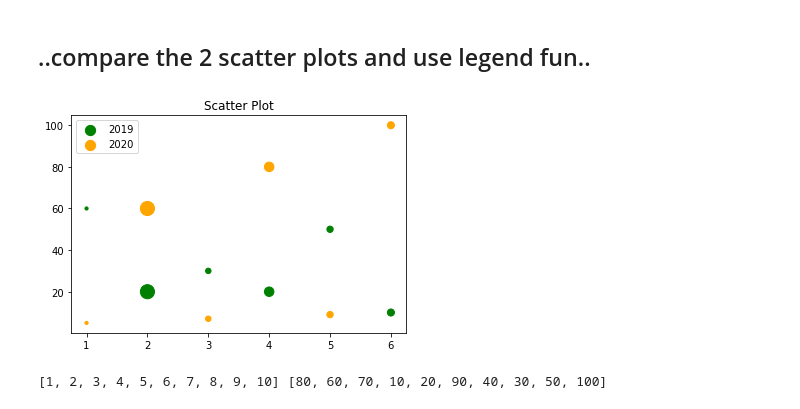
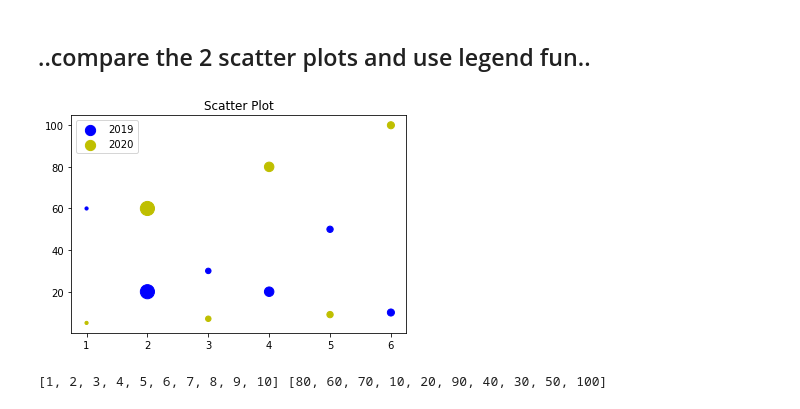
Before and after one commit to arroyoabhi/PythonTraining, a Jupyter notebook: Final_Task(shannu).ipynb, the cells around one changed output. Cells and saved outputs as stored; diff of their text form; code cells hidden in the pictures.

```diff
--- a/Final_Task(shannu).ipynb
+++ b/Final_Task(shannu).ipynb
@@ -271,18 +272,18 @@ plt.show()
 # %%
 x=[1,2,3,4,5,6]
 y=[60,20,30,20,50,10]
 size=[10,200,30,90,40,50]
-plt.scatter(x,y,c='green',s=size,alpha=1,label=2019) # alpha should be in b/w 0 and 1
+plt.scatter(x,y,c='b',s=size,alpha=1,label=2019) # alpha should be in b/w 0 and 1
 
 x=[1,2,3,4,5,6]
 y=[5,60,7,80,9,100]
 size=[10,200,30,90,40,50]
-plt.scatter(x,y,c='Orange',s=size,alpha=1,label=2020)
+plt.scatter(x,y,c='y',s=size,alpha=1,label=2020)
 plt.legend()
 plt.title('Scatter Plot')
 plt.show()
 # %% [output]
-[figure, old version]
+[figure, new version]
 # %%
 import random
 x=[1,2,3,4,5,6,7,8,9,10]
```
Also changed, not shown: parts of 7 cells of this notebook.
